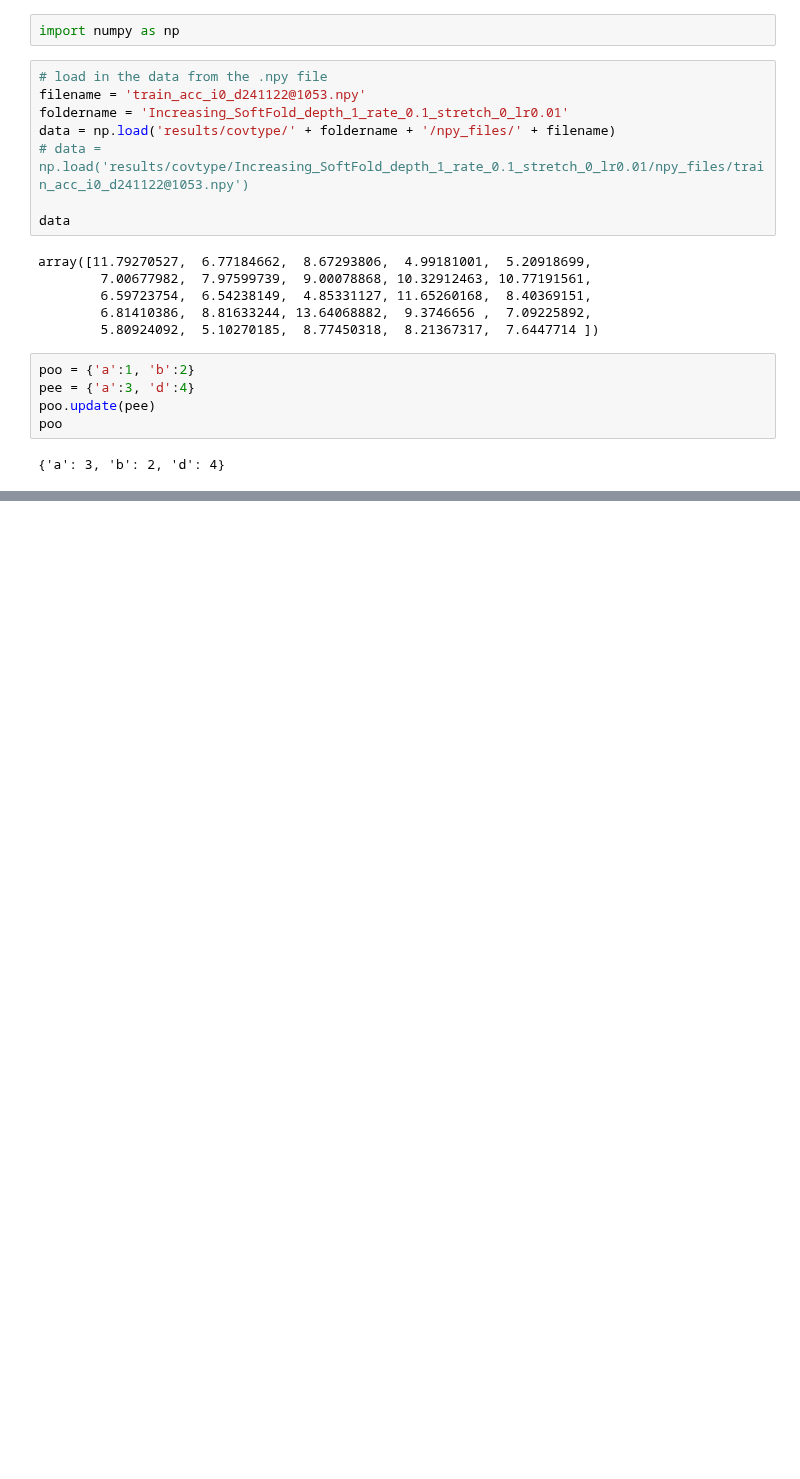
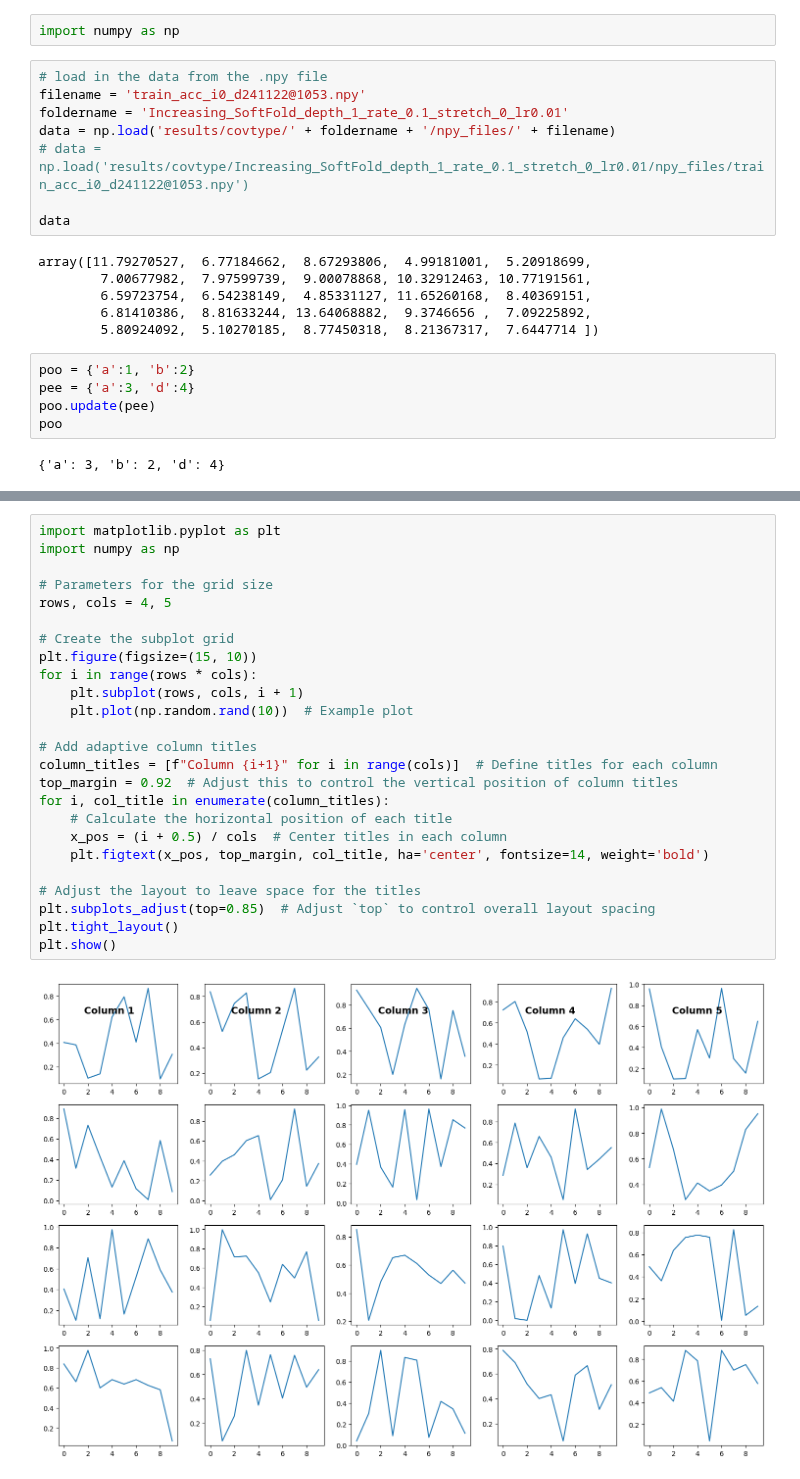
Before and after one commit to binDebug3/FoldAndCutNetworks, a Jupyter notebook: BenchmarkTests/run_results.ipynb, the cells around one changed output, grey strips where cells are left out. Saved outputs shown, nothing was run; the diff lists cells and outputs as text; blank space fills up the shorter version.

```diff
--- a/BenchmarkTests/run_results.ipynb
+++ b/BenchmarkTests/run_results.ipynb
@@ -31,3 +34,30 @@ t, v = plot_results({}, ([], date_time, dataset_name), repeat=3, verbose=0, save
+# %%
+import matplotlib.pyplot as plt
+import numpy as np
+
+# Parameters for the grid size
+rows, cols = 4, 5
+
+# Create the subplot grid
+plt.figure(figsize=(15, 10))
+for i in range(rows * cols):
+    plt.subplot(rows, cols, i + 1)
+    plt.plot(np.random.rand(10))  # Example plot
+
+# Add adaptive column titles
+column_titles = [f"Column {i+1}" for i in range(cols)]  # Define titles for each column
+top_margin = 0.92  # Adjust this to control the vertical position of column titles
+for i, col_title in enumerate(column_titles):
+    # Calculate the horizontal position of each title
+    x_pos = (i + 0.5) / cols  # Center titles in each column
+    plt.figtext(x_pos, top_margin, col_title, ha='center', fontsize=14, weight='bold')
+
+# Adjust the layout to leave space for the titles
+plt.subplots_adjust(top=0.85)  # Adjust `top` to control overall layout spacing
+plt.tight_layout()
+plt.show()
+# %% [output]
+[figure, added]
 # %%
 ex = list(t.keys())[0]
 t[ex]
```
Also changed, not shown: parts of 2 cells of this notebook, 1 other file.
